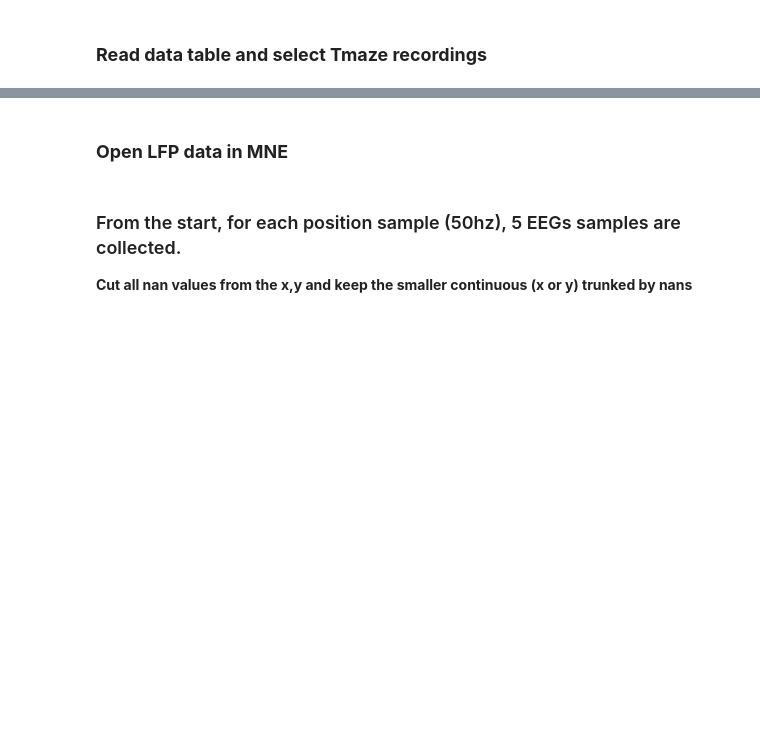
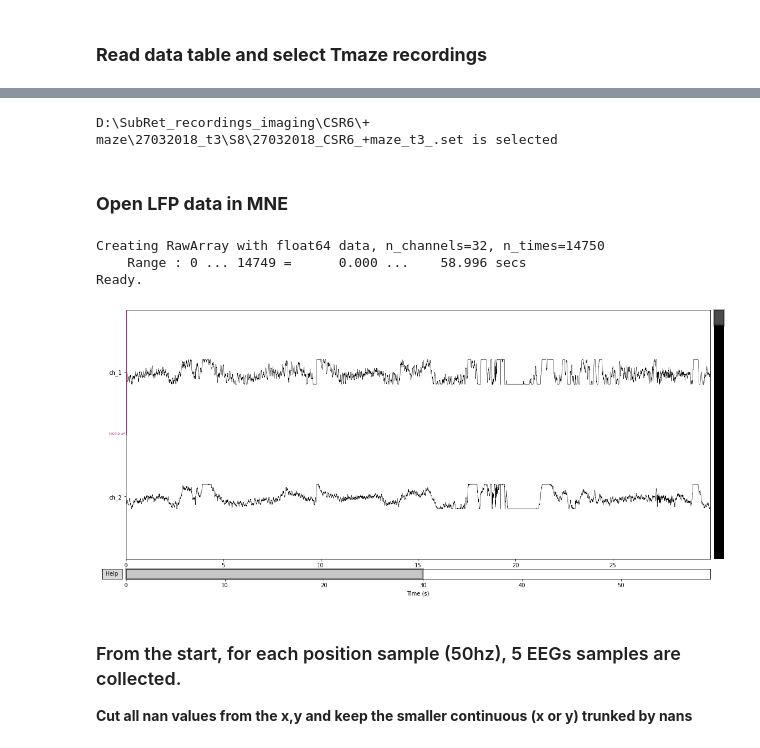
Before and after one commit to cafalchio/lfp_atn, a Jupyter notebook: ipynb/tmaze_working.ipynb, the cells around one changed output, grey strips where cells are left out. Saved outputs shown, nothing was run; the diff lists cells and outputs as text; code cells hidden in the pictures; blank space fills up the shorter version.

```diff
--- a/ipynb/tmaze_working.ipynb
+++ b/ipynb/tmaze_working.ipynb
@@ -36,2 +32,4 @@ from data_pos import RecPos
 # %%
 # Set up file paths
+base_directory = "D:\SubRet_recordings_imaging"
+data_scheme_path = os.path.join(base_directory, "data_scheme.csv")
@@ -672,7 +36,7 @@ def plot_mne(raw_array, base_name):
 # %% [markdown]
 ### **Read data table and select Tmaze recordings**
 # %%
-df = pd.read_csv('data_scheme.csv', parse_dates=['date_time'] )
+df = pd.read_csv(data_scheme_path, parse_dates=['date_time'] )
 df = df.loc[df.maze != 'screening']
 df = df.loc[df.habituation == 0]
 tmaze_files = df.loc[df.maze == 'tmaze', ['folder', 'filename']].agg('/'.join, axis=1).values
@@ -680,11 +51,33 @@ df.head()
+# %%
+# Convert the file to use
+def select_file_from_list(list_, file):
+    if isinstance(file, int):
+        file = list_[i]
+    return file
+# %%
+# Select the file to use
+file_to_use = random.randint(0,len(tmaze_files))
+fpath = r"CSR6/+ maze/27032018_t3/S8/27032018_CSR6_+maze_t3_.set"
+file_to_use = os.path.join(base_directory, os.path.normpath(fpath))
+file = select_file_from_list(tmaze_files, file_to_use)
+
+if not os.path.isfile(file_to_use):
+    print(f"{file_to_use} is not a valid path")
+else:
+    print(f"{file_to_use} is selected")
+# %% [output]
+D:\SubRet_recordings_imaging\CSR6\+ maze\27032018_t3\S8\27032018_CSR6_+maze_t3_.set is selected
 # %% [markdown]
 ### **Open LFP data in MNE**
 # %%
-i = random.randint(0,len(tmaze_files))
-file = tmaze_files[i]
 lfps = mne_lfp_Axona(file)
 pos = RecPos(file)
 plot_mne(lfps, file)
+# %% [output]
+Creating RawArray with float64 data, n_channels=32, n_times=14750
+    Range : 0 ... 14749 =      0.000 ...    58.996 secs
+Ready.
+[figure, added]
 # %% [markdown]
 ### From the start, for each position sample (50hz), 5 EEGs samples are collected.
 **Cut all nan values from the x,y and keep the smaller continuous (x or y) trunked by nans**
```
Also changed, not shown: parts of 16 cells of this notebook, 1 other file.
